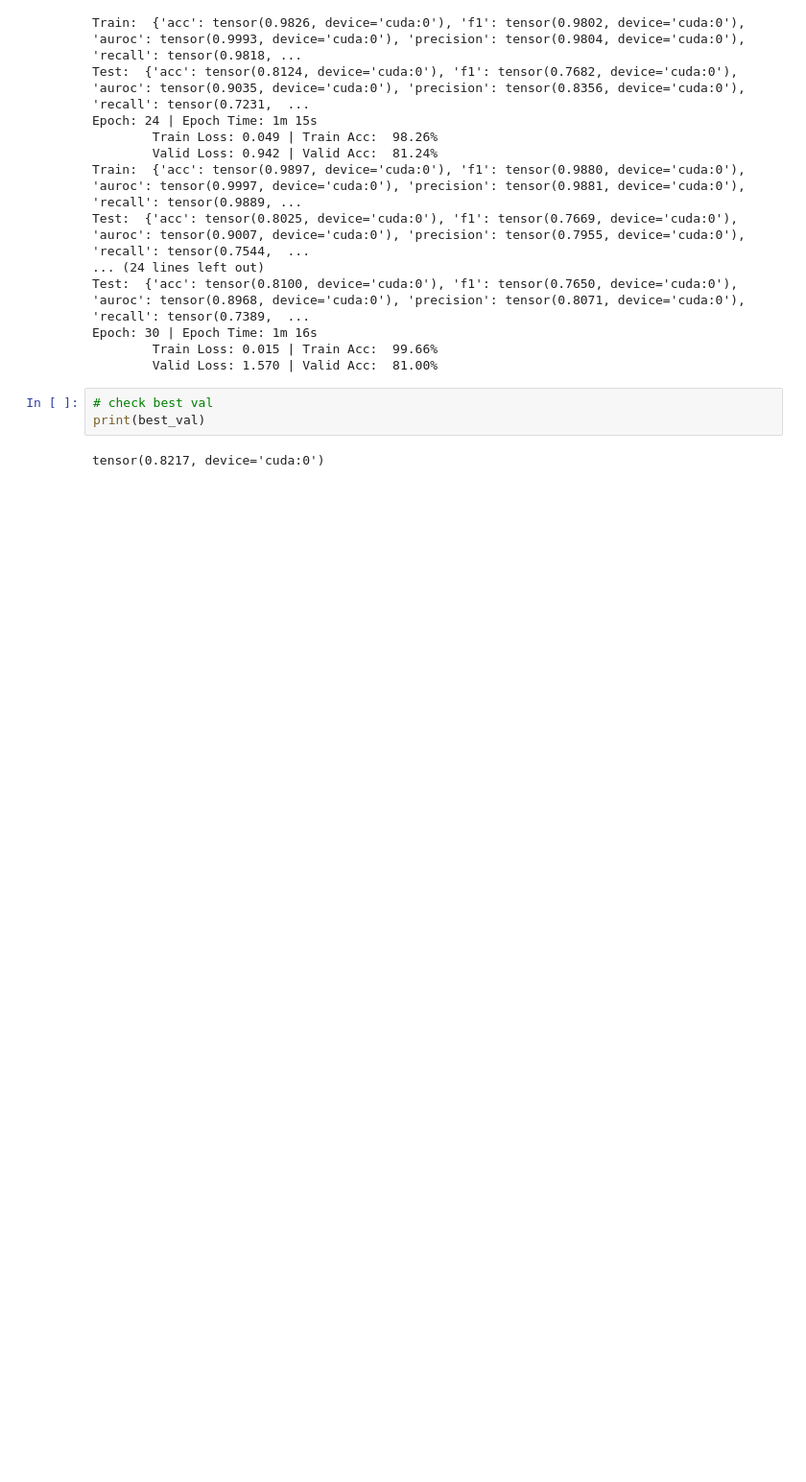
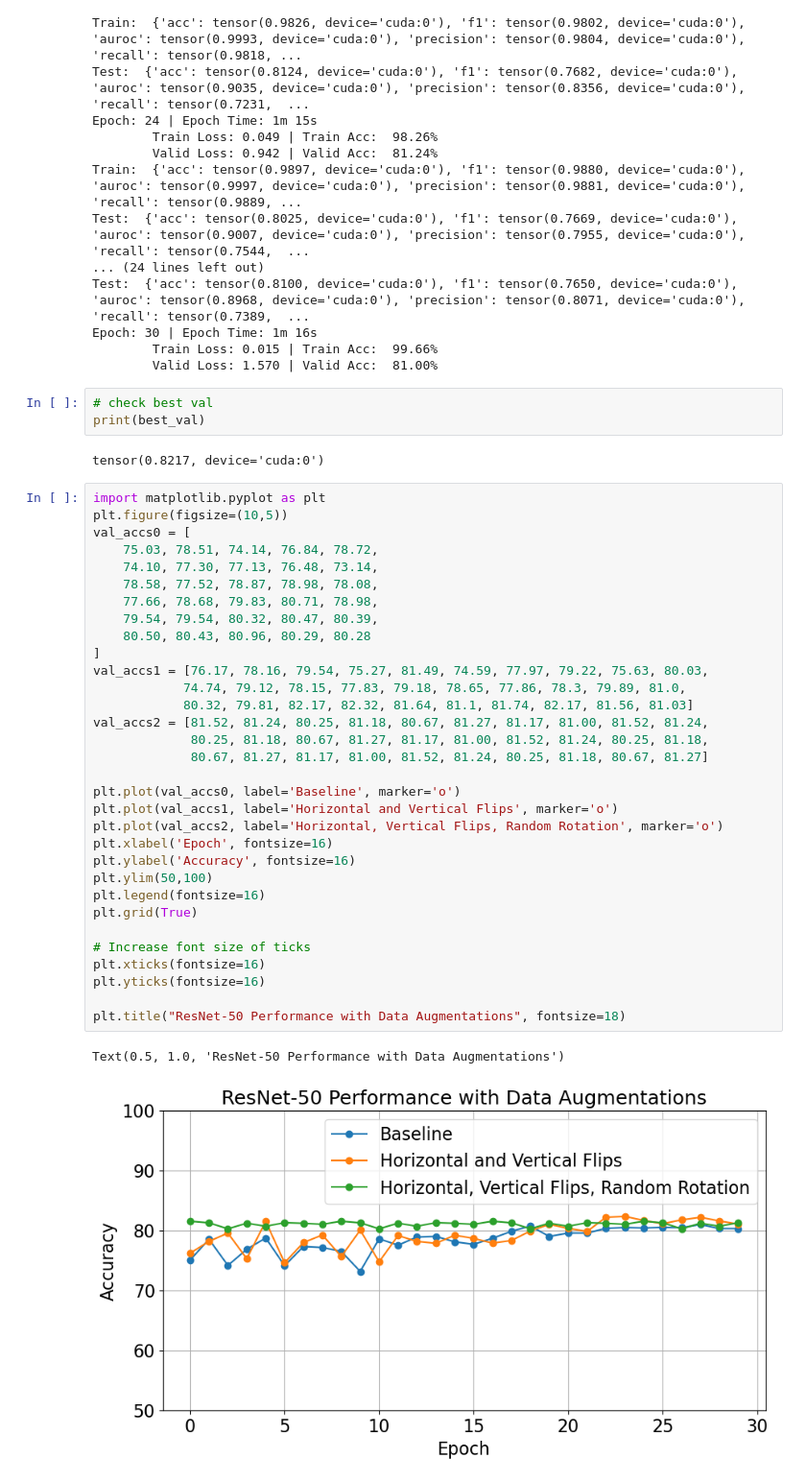
Before and after one commit to edrian-liao/harvestnet, a Jupyter notebook: notebooks/HarvestNet_Train_Model_Augment.ipynb, the cells around one changed output. Shown at 96% size. Drawn from its saved outputs; the diff is of its cells as text; blank space fills up the shorter version.

```diff
--- a/notebooks/HarvestNet_Train_Model_Augment.ipynb
+++ b/notebooks/HarvestNet_Train_Model_Augment.ipynb
@@ -792,3 +792,38 @@ Epoch: 30 | Epoch Time: 1m 16s
 print(best_val)
 # %% [output]
 tensor(0.8217, device='cuda:0')
+# %%
+import matplotlib.pyplot as plt
+plt.figure(figsize=(10,5))
+val_accs0 = [
+    75.03, 78.51, 74.14, 76.84, 78.72,
+    74.10, 77.30, 77.13, 76.48, 73.14,
+    78.58, 77.52, 78.87, 78.98, 78.08,
+    77.66, 78.68, 79.83, 80.71, 78.98,
+    79.54, 79.54, 80.32, 80.47, 80.39,
+    80.50, 80.43, 80.96, 80.29, 80.28
+]
+val_accs1 = [76.17, 78.16, 79.54, 75.27, 81.49, 74.59, 77.97, 79.22, 75.63, 80.03,
+            74.74, 79.12, 78.15, 77.83, 79.18, 78.65, 77.86, 78.3, 79.89, 81.0,
+            80.32, 79.81, 82.17, 82.32, 81.64, 81.1, 81.74, 82.17, 81.56, 81.03]
+val_accs2 = [81.52, 81.24, 80.25, 81.18, 80.67, 81.27, 81.17, 81.00, 81.52, 81.24,
+             80.25, 81.18, 80.67, 81.27, 81.17, 81.00, 81.52, 81.24, 80.25, 81.18,
+             80.67, 81.27, 81.17, 81.00, 81.52, 81.24, 80.25, 81.18, 80.67, 81.27]
+
+plt.plot(val_accs0, label='Baseline', marker='o')
+plt.plot(val_accs1, label='Horizontal and Vertical Flips', marker='o')
+plt.plot(val_accs2, label='Horizontal, Vertical Flips, Random Rotation', marker='o')
+plt.xlabel('Epoch', fontsize=16)
+plt.ylabel('Accuracy', fontsize=16)
+plt.ylim(50,100)
+plt.legend(fontsize=16)
+plt.grid(True)
+
+# Increase font size of ticks
+plt.xticks(fontsize=16)
+plt.yticks(fontsize=16)
+
+plt.title("ResNet-50 Performance with Data Augmentations", fontsize=18)
+# %% [output]
+Text(0.5, 1.0, 'ResNet-50 Performance with Data Augmentations')
+[figure, added]
```
Also changed, not shown: 3 other files.
